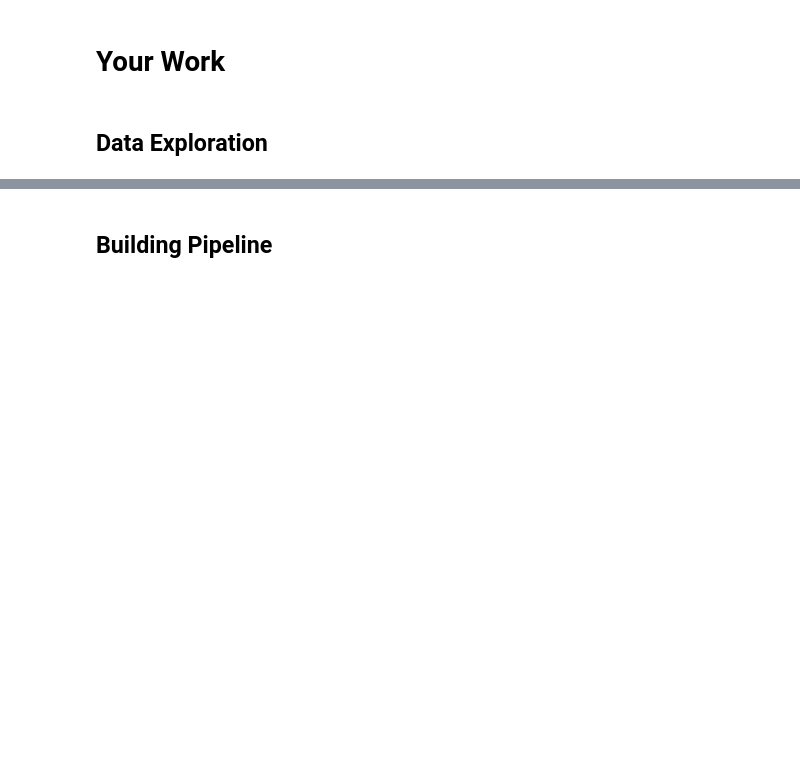
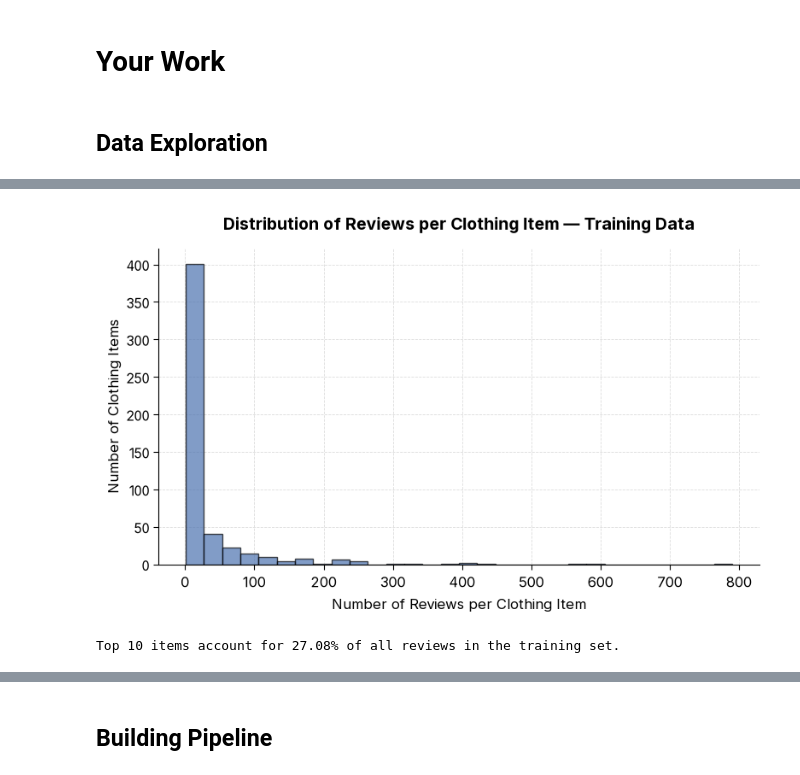
Before and after one commit to groundhog-21/dsnd-pipelines-project, a Jupyter notebook: starter/starter.ipynb, the cells around one changed output, grey strips where cells are left out. Saved outputs shown, nothing was run; the diff lists cells and outputs as text; code cells hidden in the pictures; blank space fills up the shorter version.

```diff
--- a/starter/starter.ipynb
+++ b/starter/starter.ipynb
@@ -159,0 +153,20 @@ Clothing ID
+# %%
+# Reviews per clothing item
+
+X_train['Clothing ID'].value_counts().plot(kind="hist", bins=30, alpha=0.7)
+
+plt.xlabel("Number of Reviews per Clothing Item")
+plt.ylabel("Number of Clothing Items")
+plt.title("Distribution of Reviews per Clothing Item — Training Data")
+plt.show()
+# %% [output]
+[figure, added]
+# %%
+# Reviews (%) of top 10 clothing items
+
+top_10_reviews_sum = X_train['Clothing ID'].value_counts().head(10).sum()
+top_10_percentage = (top_10_reviews_sum / len(X_train)) * 100
+
+print(f"Top 10 items account for {top_10_percentage:.2f}% of all reviews in the training set.")
+# %% [output]
+Top 10 items account for 27.08% of all reviews in the training set.
```
Also changed, not shown: parts of 22 cells of this notebook, 7 other files.
